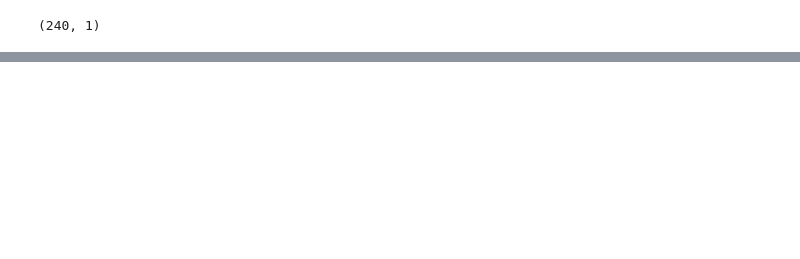
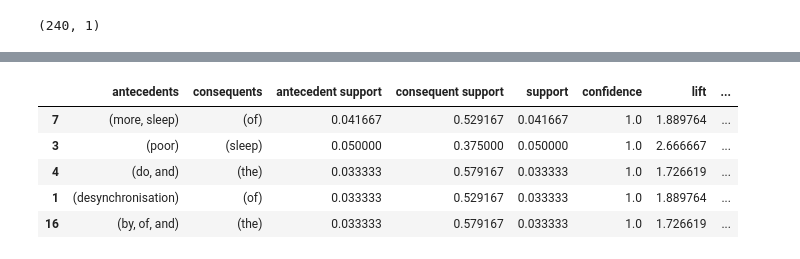
Before and after one commit to kai2128/DM_Assignment, a Jupyter notebook: Q4/q4.ipynb, the cells around one changed output, grey strips where cells are left out. Cells and saved outputs as stored; diff of their text form; code cells hidden in the pictures; blank space fills up the shorter version.

```diff
--- a/Q4/q4.ipynb
+++ b/Q4/q4.ipynb
@@ -104,0 +109,3 @@ NameError: name 'results' is not defined
+# %%
+df_apr = apriori(df, min_support=0.03, use_colnames=True)
+df_apr
@@ -104,0 +142,3 @@ NameError: name 'results' is not defined
+# %%
+df_apr['length'] = df_apr['itemsets'].apply(lambda x: len(x))
+df_apr.sample(3)
@@ -104,0 +168,11 @@ NameError: name 'results' is not defined
+# %%
+df_ar = association_rules(df_apr, metric='confidence', min_threshold=1)
+# %%
+df_ar.sample(5)
+# %% [output]
+|  | antecedents | consequents | antecedent support | consequent support | support | confidence | lift | ... |
+| 7 | (more, sleep) | (of) | 0.041667 | 0.529167 | 0.041667 | 1.0 | 1.889764 | ... |
+| 3 | (poor) | (sleep) | 0.050000 | 0.375000 | 0.050000 | 1.0 | 2.666667 | ... |
+| 4 | (do, and) | (the) | 0.033333 | 0.579167 | 0.033333 | 1.0 | 1.726619 | ... |
+| 1 | (desynchronisation) | (of) | 0.033333 | 0.529167 | 0.033333 | 1.0 | 1.889764 | ... |
+| 16 | (by, of, and) | (the) | 0.033333 | 0.579167 | 0.033333 | 1.0 | 1.726619 | ... |
```
Also changed, not shown: parts of 17 cells of this notebook, 1 other file.
